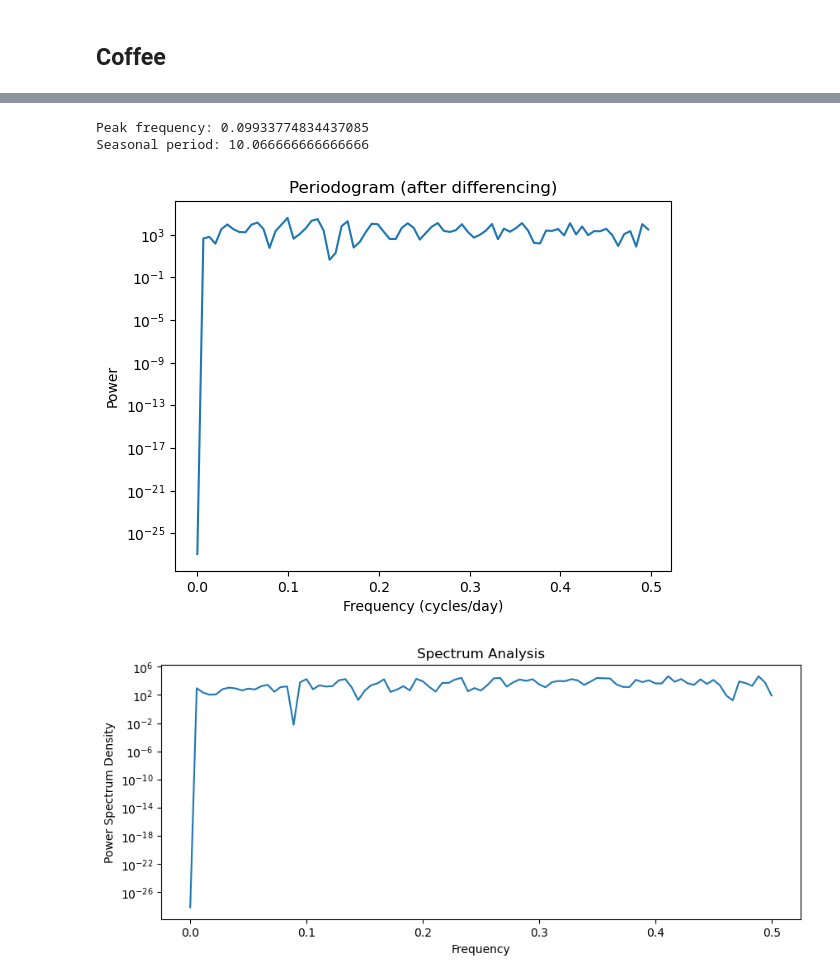
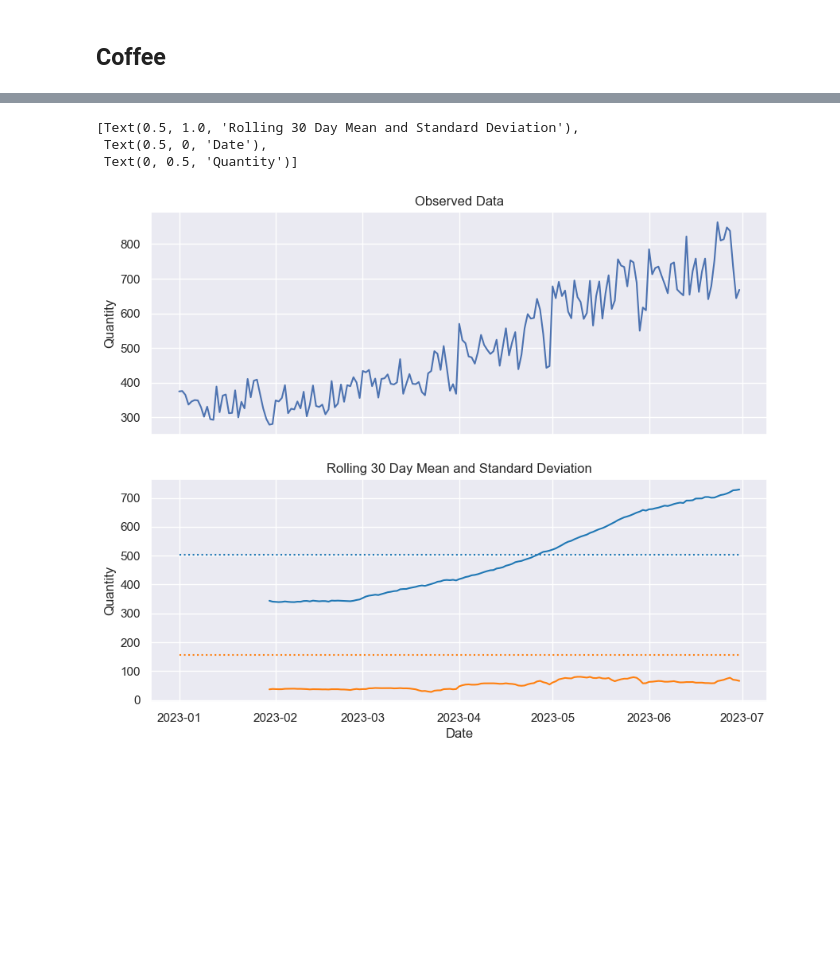
Before and after one commit to Murphysics1/masters_capstone, a Jupyter notebook: MLR_Autoregression_Model.ipynb, the cells around one changed output, grey strips where cells are left out. Drawn from its saved outputs; the diff is of its cells as text; code cells hidden in the pictures; blank space fills up the shorter version.

```diff
--- a/MLR_Autoregression_Model.ipynb
+++ b/MLR_Autoregression_Model.ipynb
@@ -61,26 +84,37 @@ Length: 151, dtype: float64
-# %%
-freqs, power = periodogram(detrended.dropna(), fs=1)
-
-freqs_nonzero = freqs[1:]
-power_nonzero = power[1:]
-
-peak_freq = freqs_nonzero[np.argmax(power_nonzero)]
-period = 1 / peak_freq
-
-print("Peak frequency:", peak_freq)
-print("Seasonal period:", period)
-
-plt.semilogy(freqs, power)
-plt.title("Periodogram (after differencing)")
-plt.xlabel("Frequency (cycles/day)")
-plt.ylabel("Power")
-plt.show()
-# %% [output]
-Peak frequency: 0.09933774834437085
-Seasonal period: 10.066666666666666
-[figure, removed]
-# %%
-spectrum(df_coffee_stationary['Quantity'])
-# %% [output]
-[figure, removed]
+# %%
+df_coffee_stat = df_coffee.copy()
+
+df_coffee_stat['rolling mean'] = df_coffee['Quantity'].rolling(window=30).mean()
+df_coffee_stat['rolling std'] = df_coffee['Quantity'].rolling(window=30).std()
+df_coffee_stat['overall_mean'] = df_coffee['Quantity'].mean()
+df_coffee_stat['overall_std'] = df_coffee['Quantity'].std()
+
+tb_blue = '#1f77b4'
+tb_orange = '#ff7f0e'
+
+fig, axes= plt.subplots(2,1, figsize=(10, 8),sharex=True)
+
+sns.lineplot(data=df_coffee_stat, x='Date',y='Quantity',errorbar=None, ax=axes[0])
+sns.lineplot(df_coffee_stat,x='Date', y='rolling mean',errorbar=None,ax=axes[1],color=tb_blue)
+sns.lineplot(df_coffee_stat,x='Date', y='rolling std',errorbar=None,ax=axes[1],color=tb_orange)
+sns.lineplot(df_coffee_stat,x='Date',y='overall_mean',errorbar=None,ax=axes[1],linestyle = ':',color=tb_blue)
+sns.lineplot(df_coffee_stat,x='Date',y='overall_std',errorbar=None,ax=axes[1],linestyle = ':',color= tb_orange)
+
+axes[0].set(title = 'Observed Data',
+       xlabel = 'Date',
+       ylabel='Quantity')
+#axes[0].set_ylim(-1.5,1.5)
+
+axes[1].set(title = 'Rolling 30 Day Mean and Standard Deviation',
+       xlabel = 'Date',
+       ylabel='Quantity')
+#axes[1].legend(loc="upper left", labels=[ "Rolling Mean", "Rolling Std Dev"])
+#axes[1].set_ylim(-1.5,1.5)
+
+#sns.move_legend(axes[1], "upper left", bbox_to_anchor=(1, 1))
+# %% [output]
+[Text(0.5, 1.0, 'Rolling 30 Day Mean and Standard Deviation'),
+ Text(0.5, 0, 'Date'),
+ Text(0, 0.5, 'Quantity')]
+[figure, added]
 # %%
```
Also changed, not shown: parts of 31 cells of this notebook, 2 other files.
